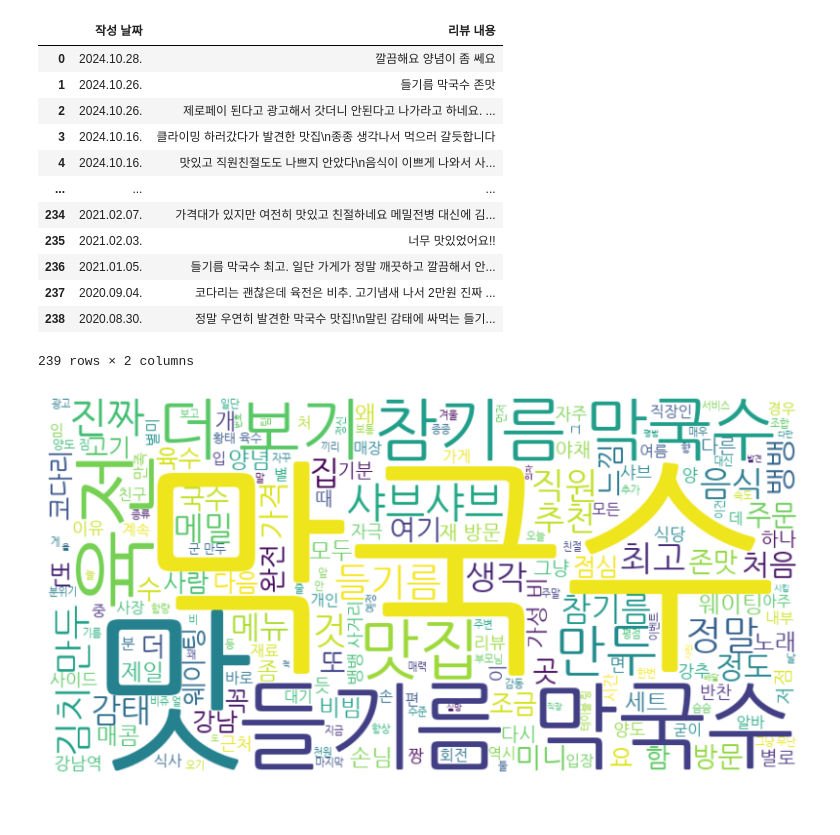
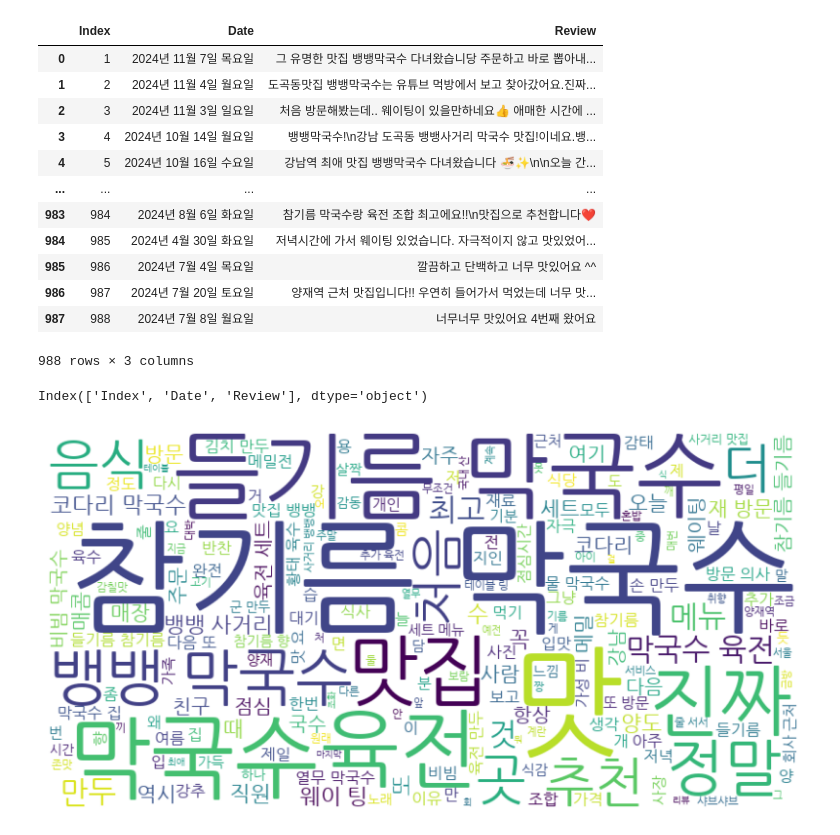
Before and after one commit to namolee/fintech_service, a Jupyter notebook: Fintech_project/리뷰분석.ipynb, the cells around one changed output. Cells and saved outputs as stored; diff of their text form; code cells hidden in the pictures.

```diff
--- a/Fintech_project/리뷰분석.ipynb
+++ b/Fintech_project/리뷰분석.ipynb
@@ -7,20 +7,24 @@ import seaborn as sns
 from wordcloud import WordCloud
 from konlpy.tag import Okt
 # %%
-reviews_df = pd.read_csv("./bangbang_makguksu_reviews.csv")
+reviews_df = pd.read_csv("./data/뱅뱅막국수_reviews_추천순.csv")
 # %%
 reviews_df
 # %% [output]
-|  | 작성 날짜 | 리뷰 내용 |
-| 0 | 2024.10.28. | 깔끔해요 양념이 좀 쎄요 |
-| 1 | 2024.10.26. | 들기름 막국수 존맛 |
-| 2 | 2024.10.26. | 제로페이 된다고 광고해서 갓더니 안된다고 나가라고 하네요. ... |
-| 3 | 2024.10.16. | 클라이밍 하러갔다가 발견한 맛집\n종종 생각나서 먹으러 갈듯합니다 |
-| 4 | 2024.10.16. | 맛있고 직원친절도도 나쁘지 안았다\n음식이 이쁘게 나와서 사... |
-| ... | ... | ... |
-| 234 | 2021.02.07. | 가격대가 있지만 여전히 맛있고 친절하네요 메밀전병 대신에 김... |
-| 235 | 2021.02.03. | 너무 맛있었어요!! |
-| 236 | 2021.01.05. | 들기름 막국수 최고. 일단 가게가 정말 깨끗하고 깔끔해서 안... |
-| 237 | 2020.09.04. | 코다리는 괜찮은데 육전은 비추. 고기냄새 나서 2만원 진짜 ... |
-| 238 | 2020.08.30. | 정말 우연히 발견한 막국수 맛집!\n말린 감태에 싸먹는 들기... |
+|  | Index | Date | Review |
+| 0 | 1 | 2024년 11월 7일 목요일 | 그 유명한 맛집 뱅뱅막국수 다녀왔습니당 주문하고 바로 뽑아내... |
+| 1 | 2 | 2024년 11월 4일 월요일 | 도곡동맛집 뱅뱅막국수는 유튜브 먹방에서 보고 찾아갔어요.진짜... |
+| 2 | 3 | 2024년 11월 3일 일요일 | 처음 방문해봤는데.. 웨이팅이 있을만하네요👍 애매한 시간에 ... |
+| 3 | 4 | 2024년 10월 14일 월요일 | 뱅뱅막국수!\n강남 도곡동 뱅뱅사거리 막국수 맛집!이네요.뱅... |
+| 4 | 5 | 2024년 10월 16일 수요일 | 강남역 최애 맛집 뱅뱅막국수 다녀왔습니다 🍜✨\n\n오늘 간... |
+| ... | ... | ... | ... |
+| 983 | 984 | 2024년 8월 6일 화요일 | 참기름 막국수랑 육전 조합 최고에요!!\n맛집으로 추천합니다❤️ |
+| 984 | 985 | 2024년 4월 30일 화요일 | 저녁시간에 가서 웨이팅 있었습니다. 자극적이지 않고 맛있었어... |
+| 985 | 986 | 2024년 7월 4일 목요일 | 깔끔하고 단백하고 너무 맛있어요 ^^ |
+| 986 | 987 | 2024년 7월 20일 토요일 | 양재역 근처 맛집입니다!! 우연히 들어가서 먹었는데 너무 맛... |
+| 987 | 988 | 2024년 7월 8일 월요일 | 너무너무 맛있어요 4번째 왔어요 |
-239 rows × 2 columns
+988 rows × 3 columns
+# %%
+reviews_df.columns
+# %% [output]
+Index(['Index', 'Date', 'Review'], dtype='object')
@@ -27,27 +33,27 @@ reviews_df
 # %%
 # 텍스트 데이터 전처리
-text_data = ' '.join(review for review in reviews_df['리뷰 내용'].astype(str))
+text_data = ' '.join(review for review in reviews_df['Review'].astype(str))
 
 # 형태소 분석기 (Okt) 사용하여 명사 추출
 okt = Okt()
 nouns = okt.nouns(text_data)
 nouns_text = ' '.join(nouns)
 
 # WordCloud 생성
 wordcloud = WordCloud(
     font_path='/usr/share/fonts/truetype/nanum/NanumGothic.ttf',  # 한글 폰트 경로 (윈도우 기준)
     width=800,
     height=400,
     background_color='white'
 ).generate(nouns_text)
 
 # WordCloud 시각화
 plt.figure(figsize=(10, 5))
 plt.imshow(wordcloud, interpolation='bilinear')
 plt.axis('off')
 plt.show()
 # %% [output]
-[figure, old version]
+[figure, new version]
 # %%
 from nltk import FreqDist
 # %%
```
Also changed, not shown: parts of 4 cells of this notebook, 6 other files.
